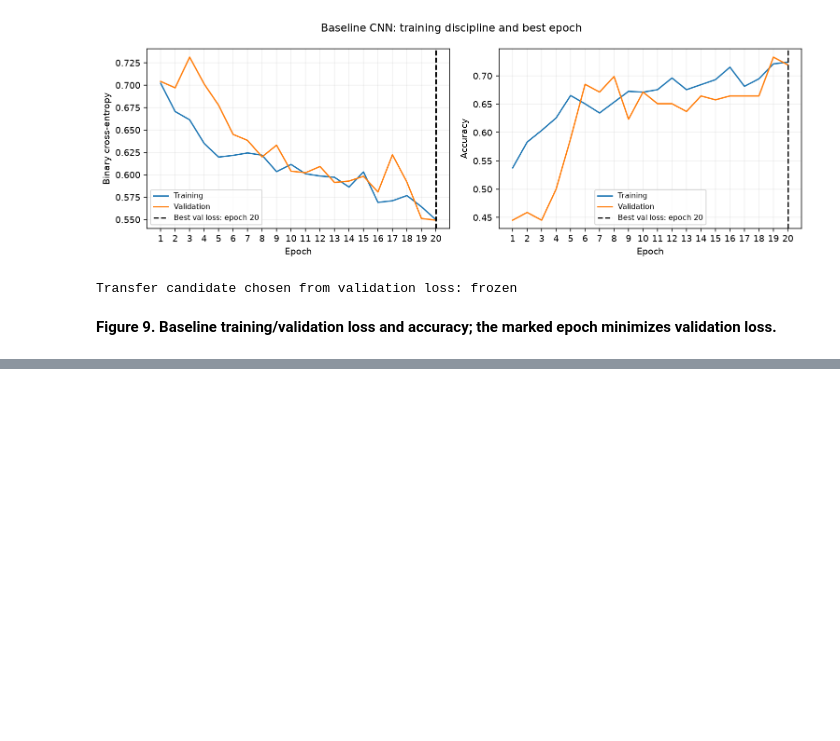
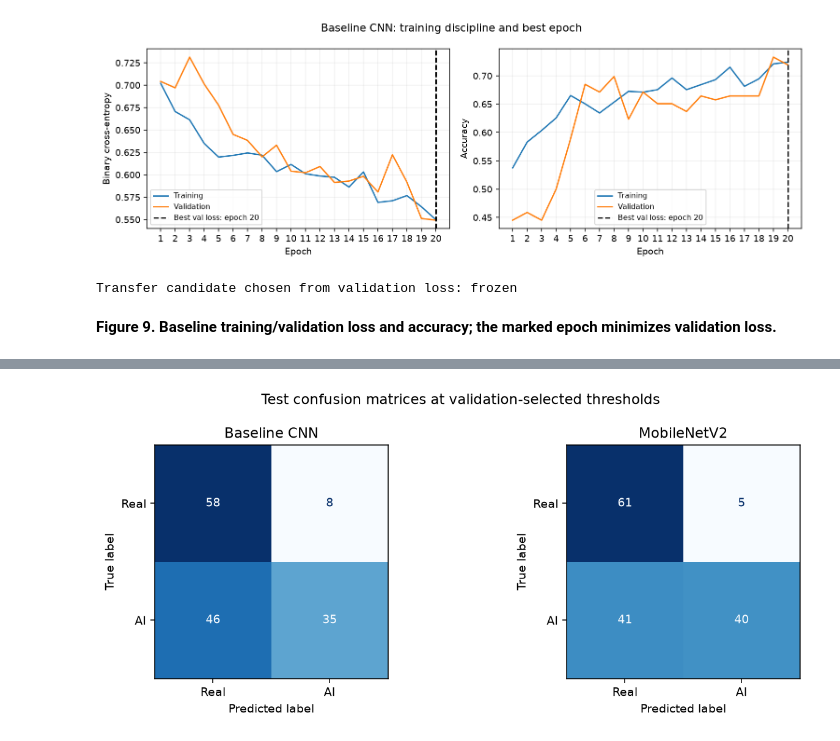
Before and after one commit to mamoon-17/VisionGuard-A2, a Jupyter notebook: l236050.ipynb, the cells around one changed output, grey strips where cells are left out. Drawn from its saved outputs; the diff is of its cells as text; code cells hidden in the pictures; blank space fills up the shorter version.

Commit message:
Complete Task 2.5 validation thresholds and one-time test comparison

```diff
--- a/l236050.ipynb
+++ b/l236050.ipynb
@@ -677,0 +684,81 @@ Transfer candidate chosen from validation loss: frozen
+# %%
+from sklearn.metrics import (accuracy_score, precision_score, recall_score, f1_score,
+                             roc_auc_score, confusion_matrix, roc_curve, ConfusionMatrixDisplay)
+
+validation_labels = pd.read_csv("splits/validation.csv")["label"].to_numpy()
+models_to_compare = {"Baseline CNN": baseline, "MobileNetV2": transfer}
+
+def choose_threshold(labels, probabilities):
+    probabilities = np.asarray(probabilities, dtype=float)
+    candidates = np.unique(np.r_[0.0, 0.5, 1.0, probabilities,
+                                 np.nextafter(probabilities.astype(float), np.inf)])
+    rows = []
+    for threshold in candidates:
+        predicted = probabilities >= threshold
+        tn, fp, fn, tp = confusion_matrix(labels, predicted, labels=[0, 1]).ravel()
+        rows.append({"threshold": float(threshold), "validation_cost": (2 * fp + fn) / len(labels),
+                     "validation_f1": f1_score(labels, predicted, zero_division=0),
+                     "distance_from_half": abs(threshold - 0.5), "false_positives": int(fp),
+                     "false_negatives": int(fn)})
+    return sorted(rows, key=lambda row: (row["validation_cost"], -row["validation_f1"], row["distance_from_half"]))[0]
+
+validation_choices = []
+for name, model in models_to_compare.items():
+    val_prob = model.predict(val_ds, verbose=0).ravel().astype(float)
+    choice = choose_threshold(validation_labels, val_prob)
+    clipped = np.clip(val_prob, 1e-7, 1 - 1e-7)
+    choice["validation_loss"] = float(-np.mean(validation_labels * np.log(clipped) + (1 - validation_labels) * np.log(1 - clipped)))
+    choice["model"] = name
+    validation_choices.append(choice)
+threshold_table = pd.DataFrame(validation_choices).set_index("model")
+display(threshold_table.drop(columns="distance_from_half"))
+selected_model_name = threshold_table.sort_values(["validation_cost", "validation_loss"]).index[0]
+print("Candidate selected before test prediction:", selected_model_name)
+(ARTIFACTS / "evaluation_choices.json").write_text(json.dumps({
+    "selected_model": selected_model_name, "positive_class": "AI-generated",
+    "false_positive_cost": 2, "false_negative_cost": 1,
+    "choices": validation_choices,
+}, indent=2), encoding="utf-8")
+
+prediction_path = ARTIFACTS / "test_predictions.npz"
+if prediction_path.exists():
+    raise RuntimeError("Test predictions already exist. Reuse the saved outputs; do not evaluate test again.")
+test_frame = pd.read_csv("splits/test.csv")
+y_test = test_frame["label"].to_numpy()
+test_probabilities = {name: model.predict(test_ds, verbose=0).ravel().astype(float)
+                      for name, model in models_to_compare.items()}
+np.savez(prediction_path, y_test=y_test, baseline=test_probabilities["Baseline CNN"],
+         mobilenet=test_probabilities["MobileNetV2"], paths=test_frame["path"].to_numpy(dtype=str))
+metric_rows = []
+for name, probabilities in test_probabilities.items():
+    threshold = float(threshold_table.loc[name, "threshold"])
+    predicted = (probabilities >= threshold).astype(int)
+    metric_rows.append({"model": name, "threshold": threshold,
+        "accuracy": accuracy_score(y_test, predicted),
+        "precision_AI": precision_score(y_test, predicted, zero_division=0),
+        "recall_AI": recall_score(y_test, predicted, zero_division=0),
+        "F1_AI": f1_score(y_test, predicted, zero_division=0),
+        "ROC_AUC": roc_auc_score(y_test, probabilities)})
+metric_table = pd.DataFrame(metric_rows).set_index("model")
+display(metric_table.round(4))
+metric_table.to_csv(ARTIFACTS / "test_metrics.csv")
+fig, axes = plt.subplots(1, 2, figsize=(10, 4))
+for ax, (name, probabilities) in zip(axes, test_probabilities.items()):
+    predicted = probabilities >= threshold_table.loc[name, "threshold"]
+    ConfusionMatrixDisplay.from_predictions(y_test, predicted, labels=[0, 1],
+        display_labels=["Real", "AI"], ax=ax, colorbar=False, cmap="Blues")
+    ax.set_title(name)
+fig.suptitle("Test confusion matrices at validation-selected thresholds")
+fig.tight_layout()
+show_figure(fig)
+fig, ax = plt.subplots(figsize=(7, 5))
+for name, probabilities in test_probabilities.items():
+    fpr, tpr, _ = roc_curve(y_test, probabilities)
+    ax.plot(fpr, tpr, label=f"{name}: AUC={roc_auc_score(y_test, probabilities):.3f}")
+ax.plot([0, 1], [0, 1], "--", color="gray", label="Chance")
+ax.set(xlabel="False positive rate (real labelled AI)", ylabel="True positive rate (AI recall)",
+       title="Test ROC curves", xlim=(0, 1), ylim=(0, 1.02))
+ax.legend()
+ax.grid(alpha=0.2)
+show_figure(fig)
+# %% [output]
@@ -677,0 +774 @@ Transfer candidate chosen from validation loss: frozen
+[figure, added]
```
Also changed, not shown: parts of 3 cells of this notebook.
